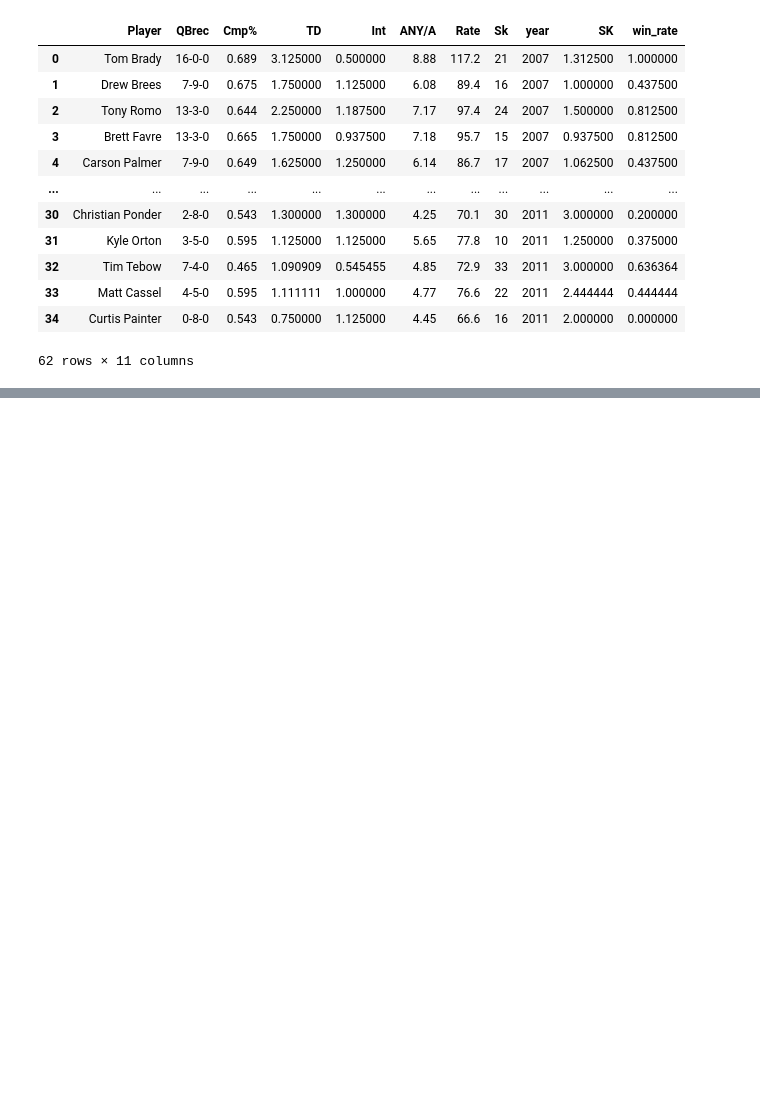
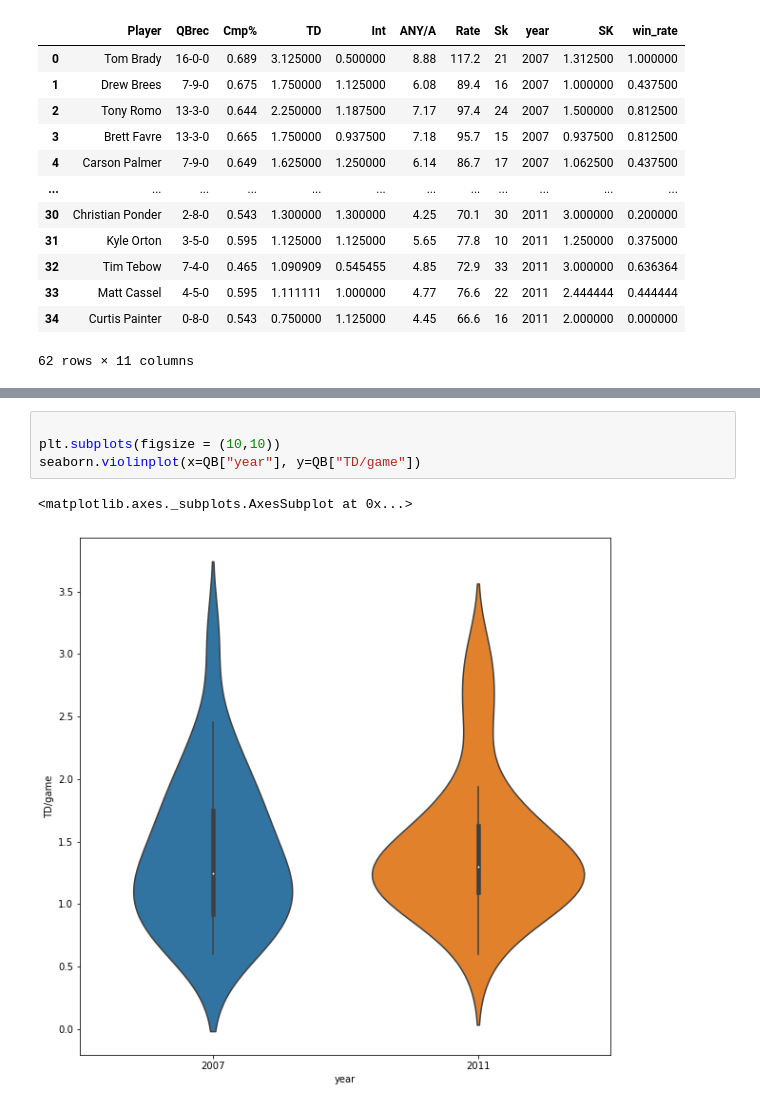
Before and after one commit to nguyenwilliam/elimanning, a Jupyter notebook: elimanning.ipynb, the cells around one changed output, grey strips where cells are left out. Cells and saved outputs as stored; diff of their text form; blank space fills up the shorter version.

```diff
--- a/elimanning.ipynb
+++ b/elimanning.ipynb
@@ -313,0 +315,7 @@ Reshape your data either using array.reshape(-1, 1) if your data has a single fe
+# %%
+
+plt.subplots(figsize = (10,10))
+seaborn.violinplot(x=QB["year"], y=QB["TD/game"])
+# %% [output]
+<matplotlib.axes._subplots.AxesSubplot at 0x...>
+[figure, added]
```
Also changed, not shown: parts of 7 cells of this notebook, 2 other files.
